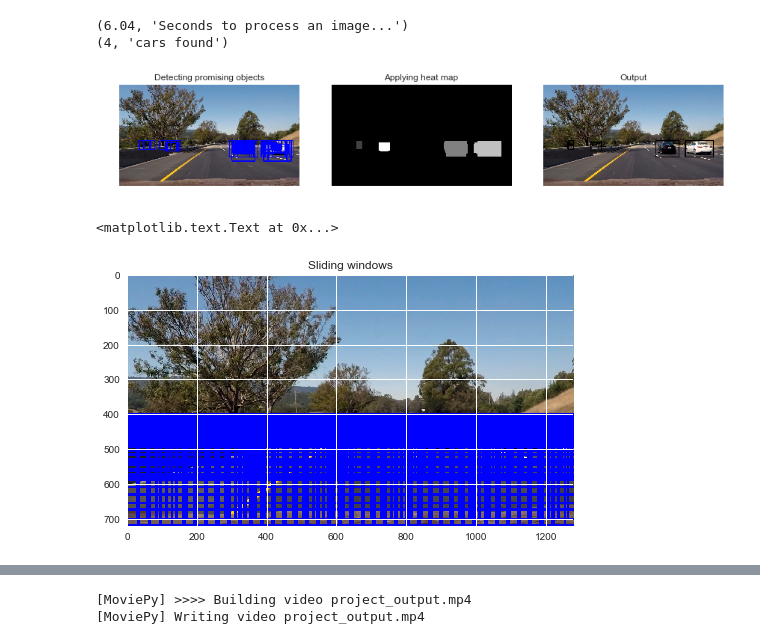
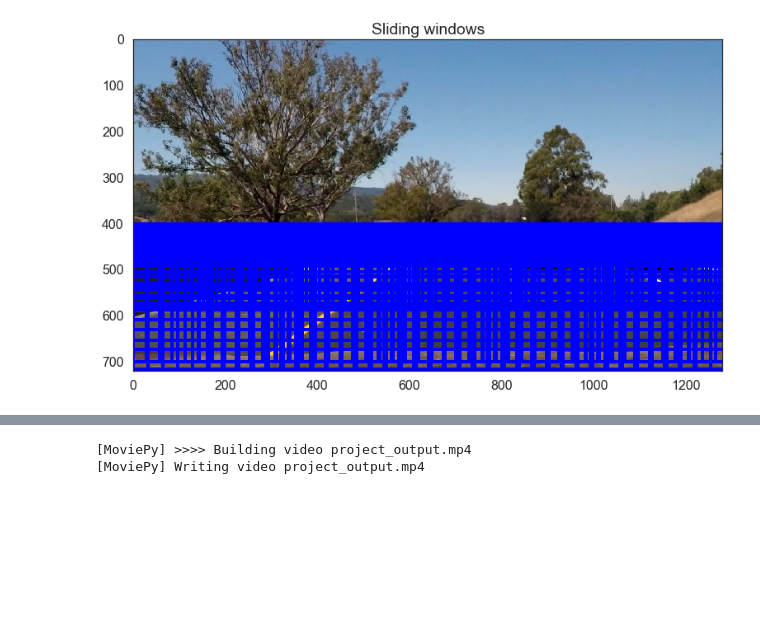
Before and after one commit to shiba24/udacity-sdnd, a Jupyter notebook: CarND-Vehicle-Detection-master/script.ipynb, the cells around one changed output, grey strips where cells are left out. Saved outputs shown, nothing was run; the diff lists cells and outputs as text; code cells hidden in the pictures; blank space fills up the shorter version.

```diff
--- a/CarND-Vehicle-Detection-master/script.ipynb
+++ b/CarND-Vehicle-Detection-master/script.ipynb
@@ -15,6 +15,8 @@ from IPython.display import HTML
 import matplotlib.image as mpimg
 %matplotlib inline
 import seaborn as sns
+sns.set_style("white")
+sns.set_context('poster')
 
 DATA_DIR = '../data/'
 # %%
@@ -361,70 +381,19 @@ print('Test Accuracy of SVC = ', round(svc.score(X_test, y_test), 4))
 # %%
-#Visualising how bounding boxes are made with heat map
-t=time.time()
-image = mpimg.imread('test_images/test6.jpg')
-draw_image = np.copy(image)
-
-# Uncomment the following line if you extracted training
-# data from .png images (scaled 0 to 1 by mpimg) and the
-# image you are searching is a .jpg (scaled 0 to 255)
+image = mpimg.imread('test_images/test3.jpg')
 image = image.astype(np.float32)/255
-
 big_windows = slide_window(image, x_start_stop=[None, None], y_start_stop=[400, 700],
                     xy_window=(165, 144), xy_overlap=(0.8, 0.7))
 middle_windows = slide_window(image, x_start_stop=[None, None], y_start_stop=[400, 700],
                 xy_window=(143, 116), xy_overlap=(0.8,0.6))
 small_windows = slide_window(image, x_start_stop=[None, None], y_start_stop=[400, 550],
                 xy_window=(96, 72), xy_overlap=(0.7,0.7))
 smaller_windows = slide_window(image, x_start_stop=[None, None], y_start_stop=[400, 450],
                 xy_window=(77, 62), xy_overlap=(0.9,0.8))
 windows = small_windows + middle_windows + big_windows + smaller_windows
 
-hot_windows = search_windows(image, windows, svc, X_scaler, color_space=color_space,
-                        spatial_size=spatial_size, hist_bins=hist_bins,
-                        orient=orient, pix_per_cell=pix_per_cell,
-                        cell_per_block=cell_per_block,
-                        hog_channel=hog_channel, spatial_feat=spatial_feat,
-                        hist_feat=hist_feat, hog_feat=hog_feat)
-
-window_img = draw_boxes(draw_image, hot_windows, color=(0, 0, 255), thick=6)
-
-
-heat = np.zeros_like(image[:,:,0]).astype(np.float)
-heatmap = add_heat(heat, hot_windows)
-heatmap = apply_threshold(heatmap, 2)
-labels = label(heatmap)
-
-
-draw_img = draw_labeled_bboxes(np.copy(image), labels)
-# Display the image
-t2 = time.time()
-print(round(t2-t, 2), 'Seconds to process an image...')
-
-
-fig = plt.figure(figsize=(12,4))
-plt.subplot(131)
-plt.imshow(window_img)
-plt.axis('off')
-plt.title('Detecting promising objects')
-plt.subplot(132)
-print(labels[1], 'cars found')
-plt.imshow(labels[0], cmap='gray')
-plt.axis('off')
-plt.title('Applying heat map')
-plt.subplot(133)
-plt.imshow(draw_img[0])
-plt.axis('off')
-plt.title('Output')
-fig.tight_layout()
+#Visualising sliding windows
+plt.imshow(draw_boxes(draw_image, windows, color=(0, 0, 255), thick=6) )
+plt.title('Sliding windows')
+plt.savefig('output_images/sliding_windows.png')
 # %% [output]
-(6.04, 'Seconds to process an image...')
-(4, 'cars found')
-[figure, old version]
+[figure, new version]
-# %%
-
-#Visualising sliding windows
-plt.imshow(draw_boxes(draw_image, windows, color=(0, 0, 255), thick=6) )
-plt.title('Sliding windows')
-# %% [output]
-<matplotlib.text.Text at 0x...>
-[figure, removed]
```
Also changed, not shown: parts of 7 cells of this notebook, 7 other files.
